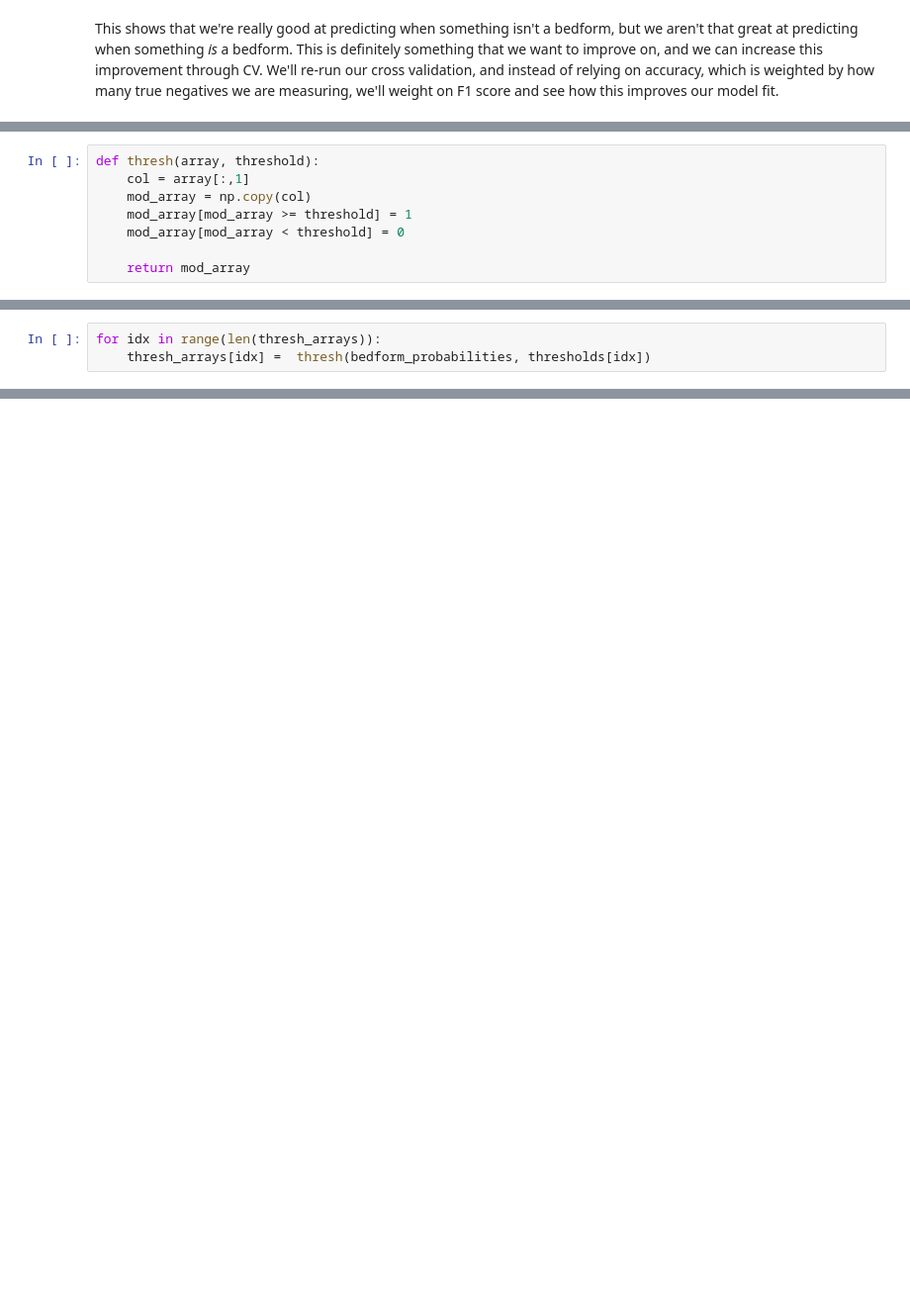
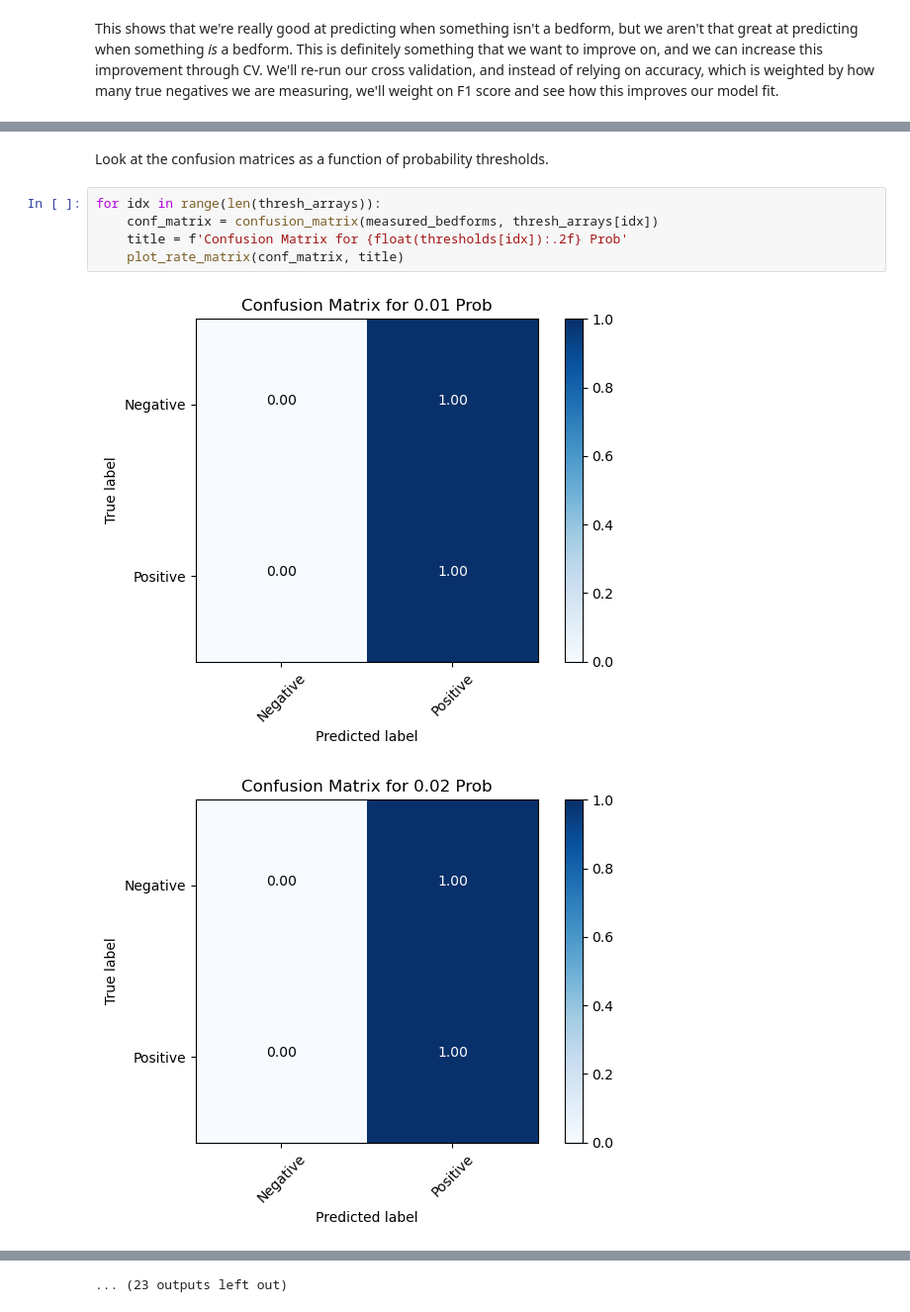
Before and after one commit to elliesch/bedfinder, a Jupyter notebook: performance_metrics.ipynb, the cells around one changed output, grey strips where cells are left out. Shown at 99% size. Saved outputs shown, nothing was run; the diff lists cells and outputs as text; blank space fills up the shorter version.

```diff
--- a/performance_metrics.ipynb
+++ b/performance_metrics.ipynb
@@ -137,8 +86,0 @@ Create the probability thresholds.
-# %%
-def thresh(array, threshold):
-    col = array[:,1]
-    mod_array = np.copy(col)
-    mod_array[mod_array >= threshold] = 1
-    mod_array[mod_array < threshold] = 0
-
-    return mod_array
@@ -168,3 +142,10 @@ True
+# %% [markdown]
+Look at the confusion matrices as a function of probability thresholds.
 # %%
 for idx in range(len(thresh_arrays)):
-    thresh_arrays[idx] =  thresh(bedform_probabilities, thresholds[idx])
+    conf_matrix = confusion_matrix(measured_bedforms, thresh_arrays[idx])
+    title = f'Confusion Matrix for {float(thresholds[idx]):.2f} Prob'
+    plot_rate_matrix(conf_matrix, title)
+# %% [output]
+[figure, added]
+[figure, added]
@@ -170,0 +162 @@ for idx in range(len(thresh_arrays)):
+... (23 outputs left out)
```
Also changed, not shown: parts of 51 cells of this notebook.
